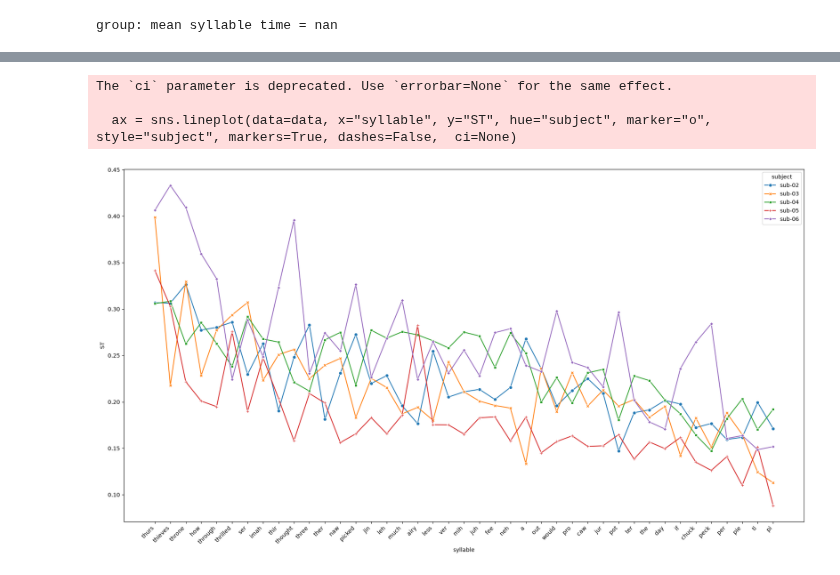
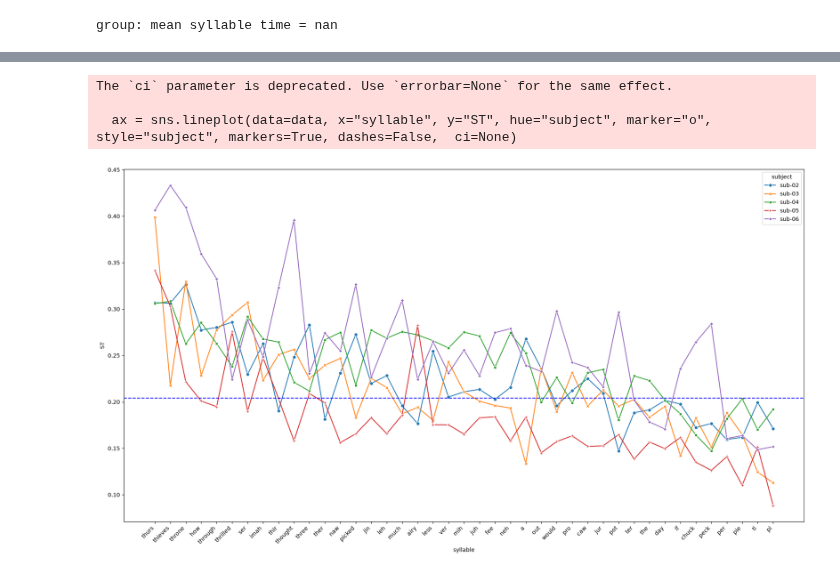
Before and after one commit to AmandaGiselleLily/TongueTwister, a Jupyter notebook: Analysis/Syllable Plots.ipynb, the cells around one changed output, grey strips where cells are left out. Drawn from its saved outputs; the diff is of its cells as text; code cells hidden in the pictures.

```diff
--- a/Analysis/Syllable Plots.ipynb
+++ b/Analysis/Syllable Plots.ipynb
@@ -79,17 +79,21 @@ sub-06: mean syllable time = 0.24
 # %%
 order = (data.groupby("syllable")["ST"].mean().sort_values(ascending=False).index)
 data["syllable"] = pd.Categorical(data["syllable"], categories=order, ordered=True)
 
+
+sub_medians = data.groupby("subject")["ST"].median()
+
 plt.figure(figsize=(18,10))
 ax = sns.lineplot(data=data, x="syllable", y="ST", hue="subject", marker="o", style="subject", markers=True, dashes=False,  ci=None)
+plt.axhline(y=sub_medians.mean(), color="blue", linestyle="--")
 plt.xticks(rotation=45, ha="right")
 plt.tight_layout()
 plt.show()
 # %% [output]
 The `ci` parameter is deprecated. Use `errorbar=None` for the same effect.
 
   ax = sns.lineplot(data=data, x="syllable", y="ST", hue="subject", marker="o", style="subject", markers=True, dashes=False,  ci=None)
-[figure, old version]
+[figure, new version]
 # %%
 for sub in sub_list:
 
```
Also changed, not shown: parts of 2 cells of this notebook.
